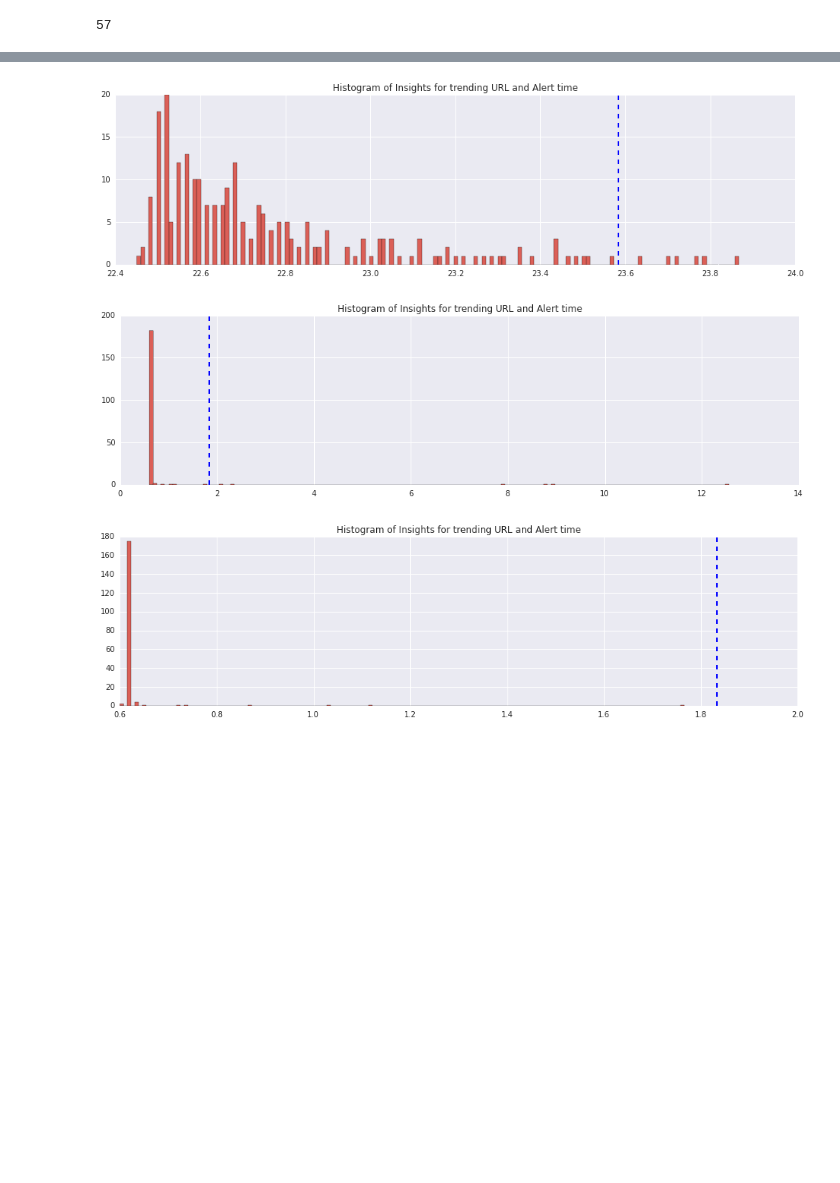
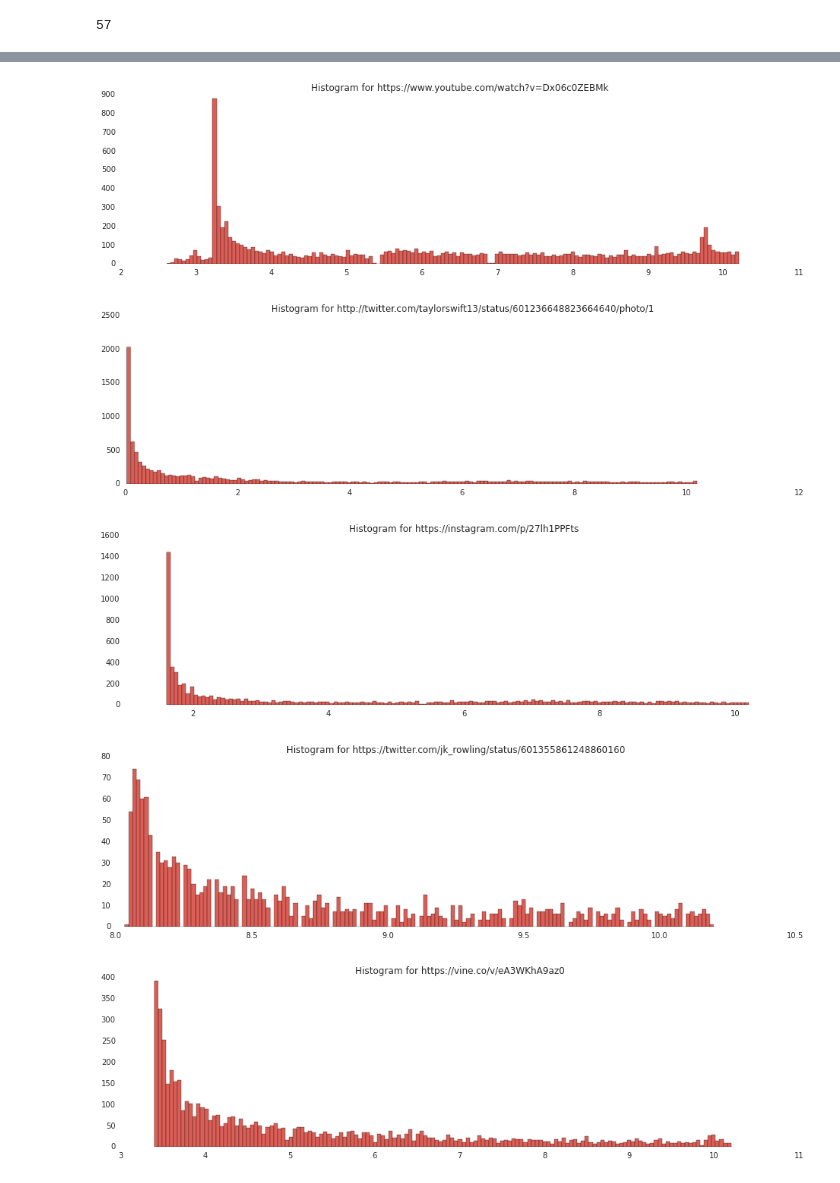
Before and after one commit to encorealerts/ipython-experiments, a Jupyter notebook: adornes/python_analysis_score_alerts.ipynb, the cells around one changed output, grey strips where cells are left out. Drawn from its saved outputs; the diff is of its cells as text; code cells hidden in the pictures; blank space fills up the shorter version.

```diff
--- a/adornes/python_analysis_score_alerts.ipynb
+++ b/adornes/python_analysis_score_alerts.ipynb
@@ -475,4 +486,6 @@ generate_influencer_score(activity_id=None, k=50, f=1000000, l=1000000, verb='sh
 * Try to analyze: Potential, Virality
 
 **trend_score** = reach + segment
+# %%
+top_urls = activities_urls_full[activities_urls_full["verb"]=="post"].sort(["share_count"], ascending=False)["expanded_url"]
 # %%
@@ -513,12 +685,26 @@ plot_trend_histogram("http://www.manutd.com/en/tour%202015/news%20and%20features
-# %%
-plot_trend_histogram("http://deadspin.com/lets-take-a-look-at-andrew-mccutchens-pay-stub-1706188663")
-# %% [output]
-[figure, removed]
-# %%
-plot_trend_histogram("https://twitter.com/perla69biebs/status/601239506763649025/video/1")
-# %% [output]
-[figure, removed]
-# %%
-plot_trend_histogram("https://twitter.com/perla69biebs/status/601239506763649025/video/1", timeframe=[0.6,1.9])
-# %% [output]
-[figure, removed]
+# %%
+def generate_histogram(activities_param, datetime_field="created_at", timeframe=[], title ="Histogram of Insights for trending URL and Alert time"):
+
+    time_list = activities_param[datetime_field].tolist()
+    numeric_time_list = map(lambda t: float(t.hour) + float(t.minute)/60, time_list)
+
+    if len(timeframe)==2:
+        numeric_time_list = filter(lambda n: n >= timeframe[0] and n < timeframe[1], numeric_time_list)
+
+    sns.set_palette("hls")
+    plt.hist(numeric_time_list, 150)
+    mpl.rc("figure", figsize=(16, 4))
+    plt.title(title)
+    return plt
+# %%
+for url in top_urls.head(10).tolist():
+    plot_ac = activities_urls_full[activities_urls_full["expanded_url"]==url]
+    if len(plot_ac) > 10:
+        acts = activities_urls_full[activities_urls_full["expanded_url"]==url]
+        generate_histogram(acts, title="Histogram for " + url).show()
+# %% [output]
+[figure, added]
+[figure, added]
+[figure, added]
+[figure, added]
+[figure, added]
```
Also changed, not shown: parts of 13 cells of this notebook.
